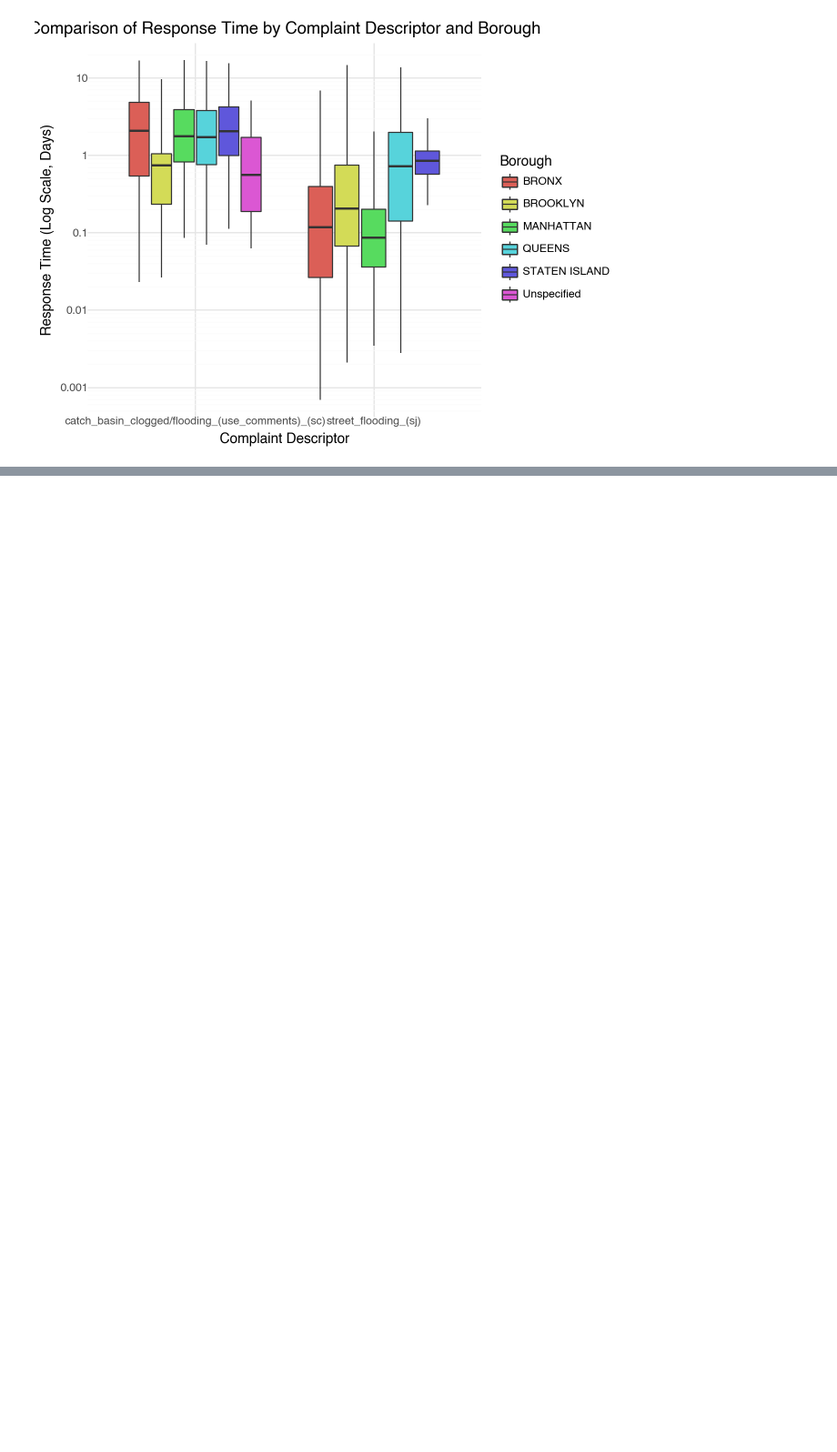
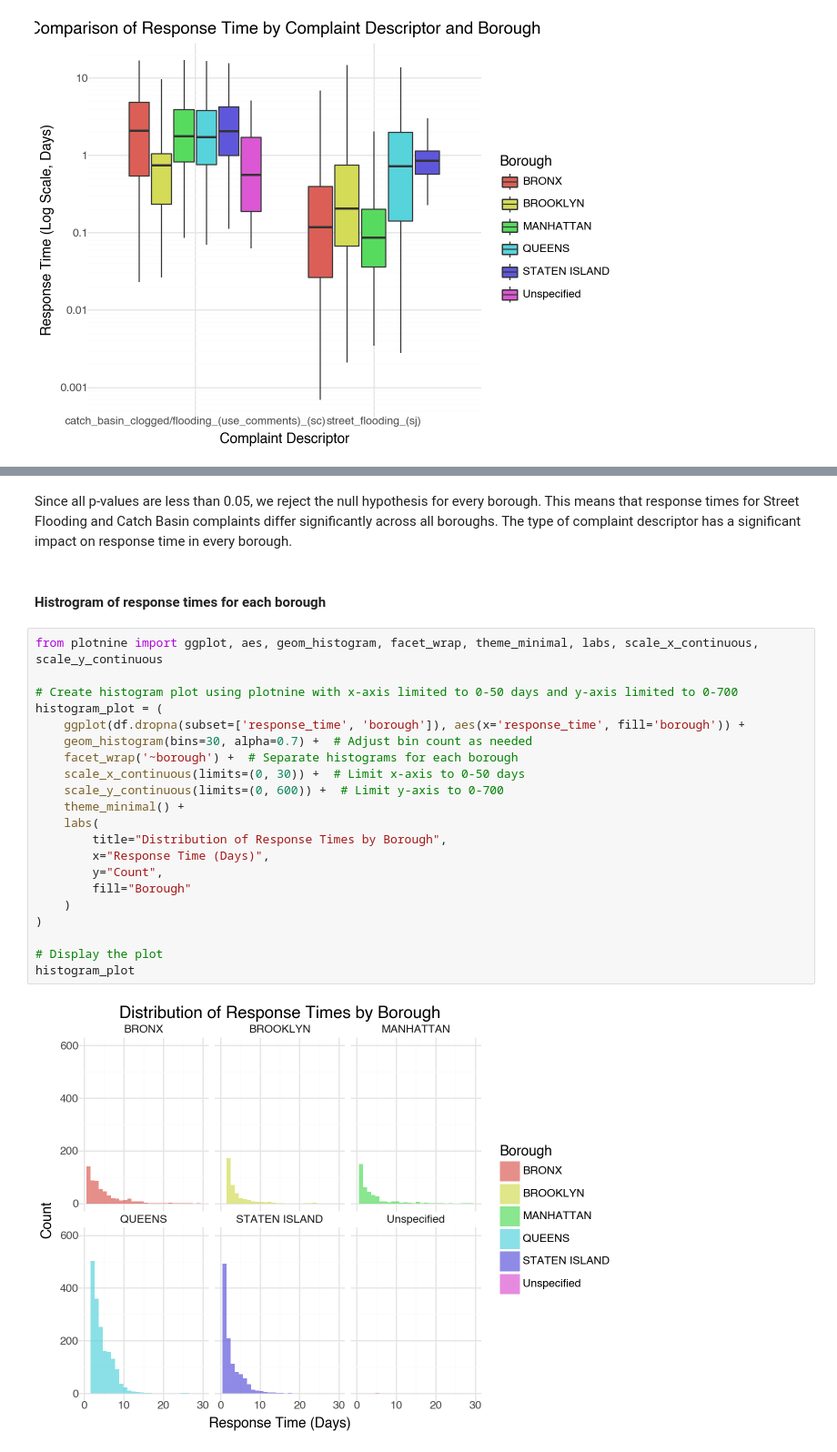
Before and after one commit to ids25s/mid-term-project-alyssahorn, a Jupyter notebook: midterm.ipynb, the cells around one changed output, grey strips where cells are left out. Shown: that part at 91% size. Saved outputs shown, nothing was run; the diff lists cells and outputs as text; blank space fills up the shorter version.

```diff
--- a/midterm.ipynb
+++ b/midterm.ipynb
@@ -399,0 +524,27 @@ response_plot
+# %% [markdown]
+Since all p-values are less than 0.05, we reject the null hypothesis for every borough. This means that response times for Street Flooding and Catch Basin complaints differ significantly across all boroughs. The type of complaint descriptor has a significant impact on response time in every borough.
+# %% [markdown]
+#### Histrogram of response times for each borough
+# %%
+from plotnine import ggplot, aes, geom_histogram, facet_wrap, theme_minimal, labs, scale_x_continuous, scale_y_continuous
+
+# Create histogram plot using plotnine with x-axis limited to 0-50 days and y-axis limited to 0-700
+histogram_plot = (
+    ggplot(df.dropna(subset=['response_time', 'borough']), aes(x='response_time', fill='borough')) +
+    geom_histogram(bins=30, alpha=0.7) +  # Adjust bin count as needed
+    facet_wrap('~borough') +  # Separate histograms for each borough
+    scale_x_continuous(limits=(0, 30)) +  # Limit x-axis to 0-50 days
+    scale_y_continuous(limits=(0, 600)) +  # Limit y-axis to 0-700
+    theme_minimal() +
+    labs(
+        title="Distribution of Response Times by Borough",
+        x="Response Time (Days)",
+        y="Count",
+        fill="Borough"
+    )
+)
+
+# Display the plot
+histogram_plot
+# %% [output]
+[figure, added]
```
Also changed, not shown: parts of 19 cells of this notebook.
